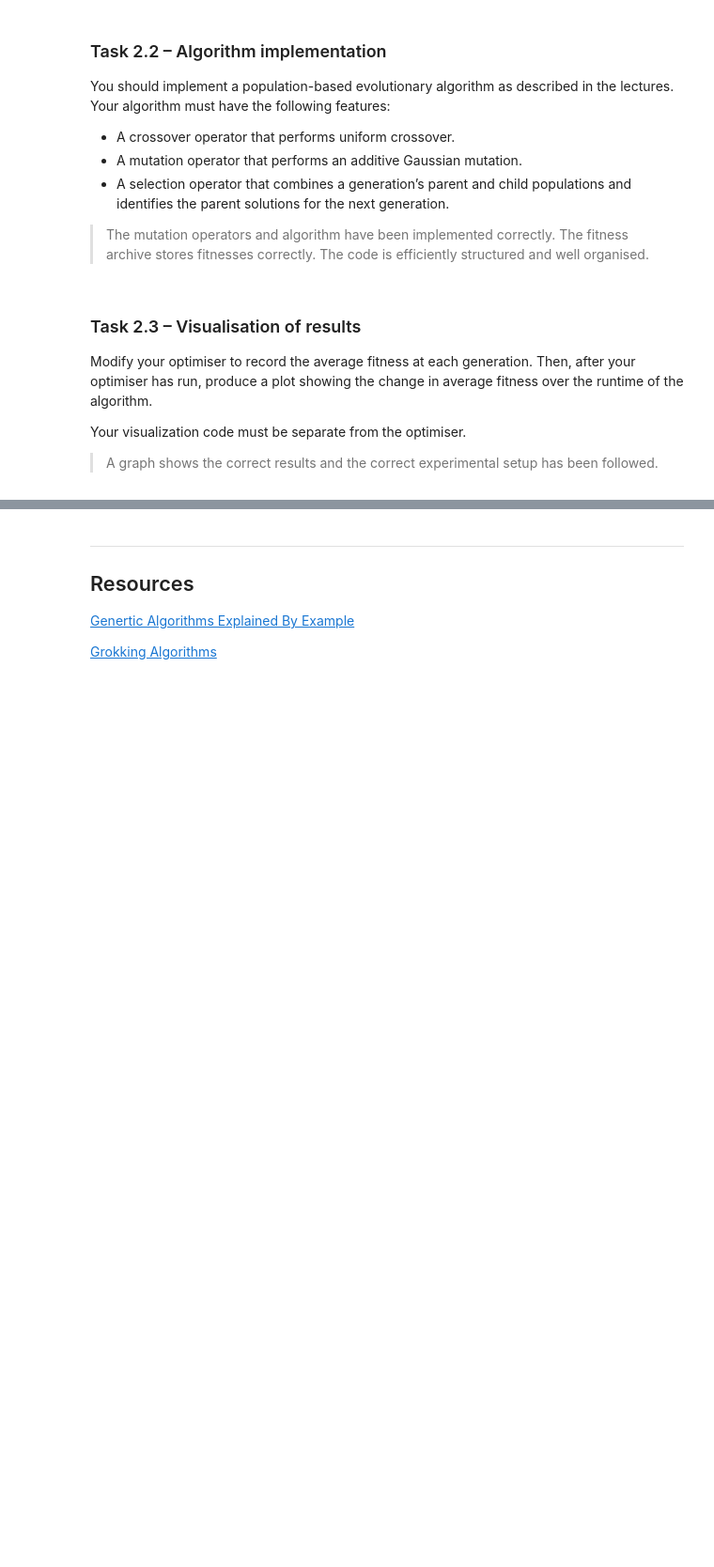
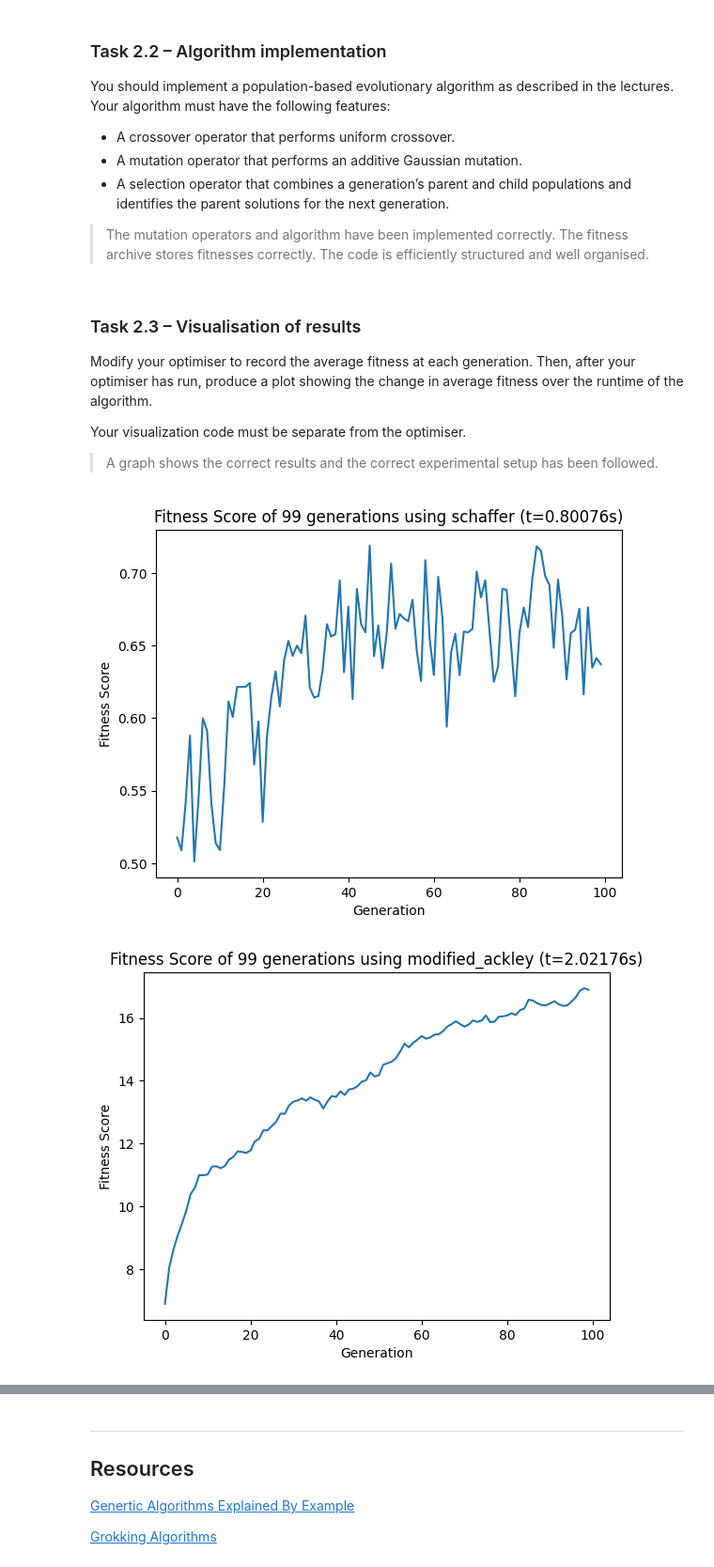
Before and after one commit to corey-richardson/comp2002, a Jupyter notebook: CW2/COMP2002.ipynb, the cells around one changed output, grey strips where cells are left out. Shown at 94% size. Drawn from its saved outputs; the diff is of its cells as text; code cells hidden in the pictures; blank space fills up the shorter version.

Commit message:
Task 2.3 Visualisation

```diff
--- a/CW2/COMP2002.ipynb
+++ b/CW2/COMP2002.ipynb
@@ -314,7 +314,7 @@ def generate_population(population_size):
 def selection_pair(population, fitness_func):
     return choices(
         population=population,
-        weights=[fitness_func(*genome) for genome in population],
+        weights=[abs(fitness_func(*genome)) for genome in population],
         k=2
     )
 
@@ -333,6 +333,7 @@ def mutate(offspring, rate=0.2):
 
 def evolve(fitness_func: FitnessFunction, generations_limit=generations_limit):
     population = generate_population(population_size)
+    average_fitness = []
 
     for i in range(generations_limit):
         population = sorted(
@@ -340,6 +341,8 @@ def evolve(fitness_func: FitnessFunction, generations_limit=generations_limit):
             key = lambda genome: fitness_func(*genome),
             reverse=True
         )
+
+        average_fitness.append(np.mean([fitness_func(*genome) for genome in population]))
 
         next_generation = population[0:2]
 
@@ -359,10 +362,10 @@ def evolve(fitness_func: FitnessFunction, generations_limit=generations_limit):
         reverse=True
     )
 
-    return population, i # where i is the number of generations
+    return population, i, average_fitness # where i is the number of generations
 # %%
 start = time.time()
-population, generations = evolve(fitness_function)
+population, generations, average_fitness = evolve(fitness_function)
 end = time.time()
 # %% [markdown]
 ### Task 2.3 – Visualisation of results
@@ -372,3 +375,35 @@ Modify your optimiser to record the average fitness at each generation. Then, af
 Your visualization code must be separate from the optimiser.
 
 > A graph shows the correct results and the correct experimental setup has been followed.
+# %%
+def visualise(fitness_function: FitnessFunction):
+
+    if isinstance(fitness_function, FitnessFunction):
+        print("boop")
+
+    start = time.time()
+    population, generations, average_fitness = evolve(fitness_function)
+    end = time.time()
+
+    plt.figure()
+    plt.plot(average_fitness)
+
+    plt.title(f"Fitness Score of {generations} generations using {fitness_function.__name__} (t={end-start:.5f}s)")
+    plt.xlabel("Generation")
+    plt.ylabel("Fitness Score")
+    plt.show()
+
+# Enum is directly resolving fitness functions as functions rather than Enums which means no
+# access to the .name property :(
+# print(FitnessFunction.SCHAFFER)
+# print(FitnessFunction.SCHAFFER.name) # ERRORS
+# print(FitnessFunction.SCHAFFER.__name__) # Can access function name,
+                                           # but kinda defeats point of using an Enum...
+                                           # Oh well, Enums are cool
+
+visualise(FitnessFunction.SCHAFFER)
+visualise(FitnessFunction.ACKLEY)
+visualise(FitnessFunction.EASOM)
+# %% [output]
+[figure, added]
+[figure, added]
```
Also changed, not shown: parts of 10 cells of this notebook.
